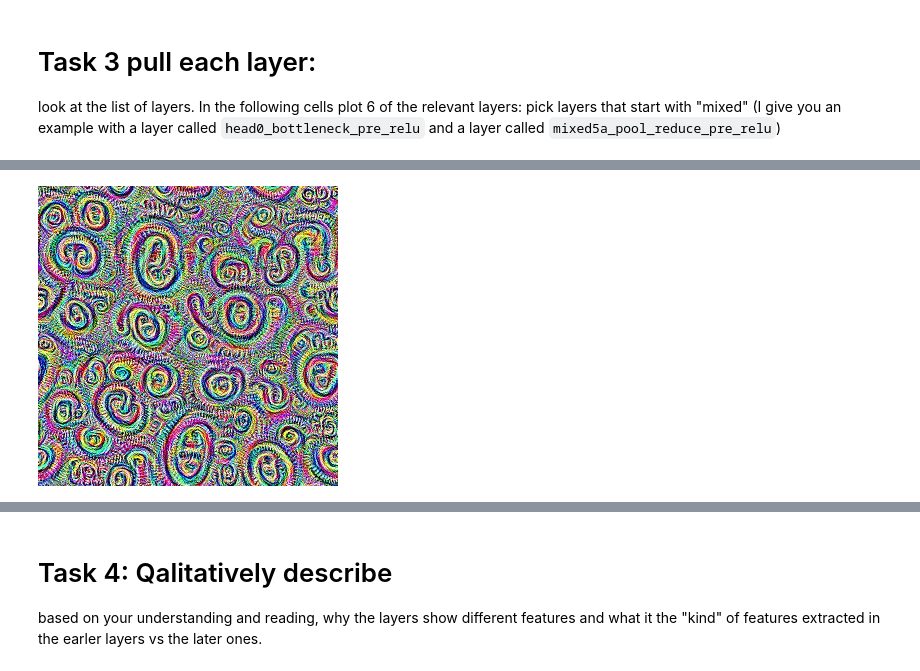
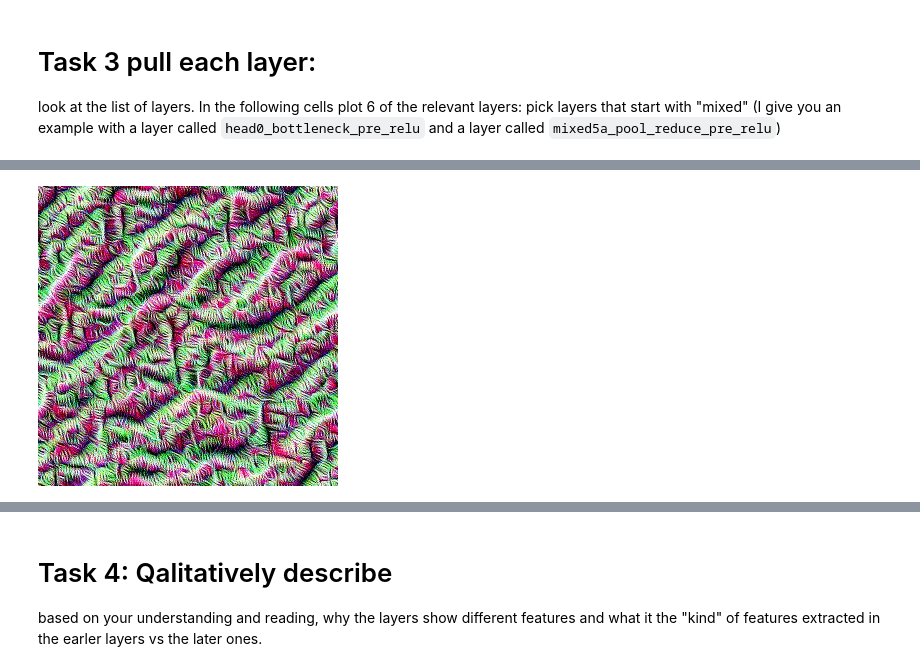
Before and after one commit to TJTomas/DSPS_TTomaszewski, a Jupyter notebook: HW10/Tomaszewski_DSPS2025_deepdream.ipynb, the cells around one changed output, grey strips where cells are left out. Drawn from its saved outputs; the diff is of its cells as text; code cells hidden in the pictures.

```diff
--- a/HW10/Tomaszewski_DSPS2025_deepdream.ipynb
+++ b/HW10/Tomaszewski_DSPS2025_deepdream.ipynb
@@ -205,7 +213,7 @@ Layer: import/mixed5b_pool_reduce_pre_relu/conv
 Layer: import/head0_bottleneck_pre_relu/conv
 Layer: import/head1_bottleneck_pre_relu/conv
 # %%
-layer = "head0_bottleneck_pre_relu"
+layer = "mixed3a_1x1_pre_relu/conv"
 final = render_deepdream(tf.square(T(layer)), rnd)
 # %% [output]
-[figure, old version]
+[figure, new version]
```
Also changed, not shown: parts of 22 cells of this notebook.
